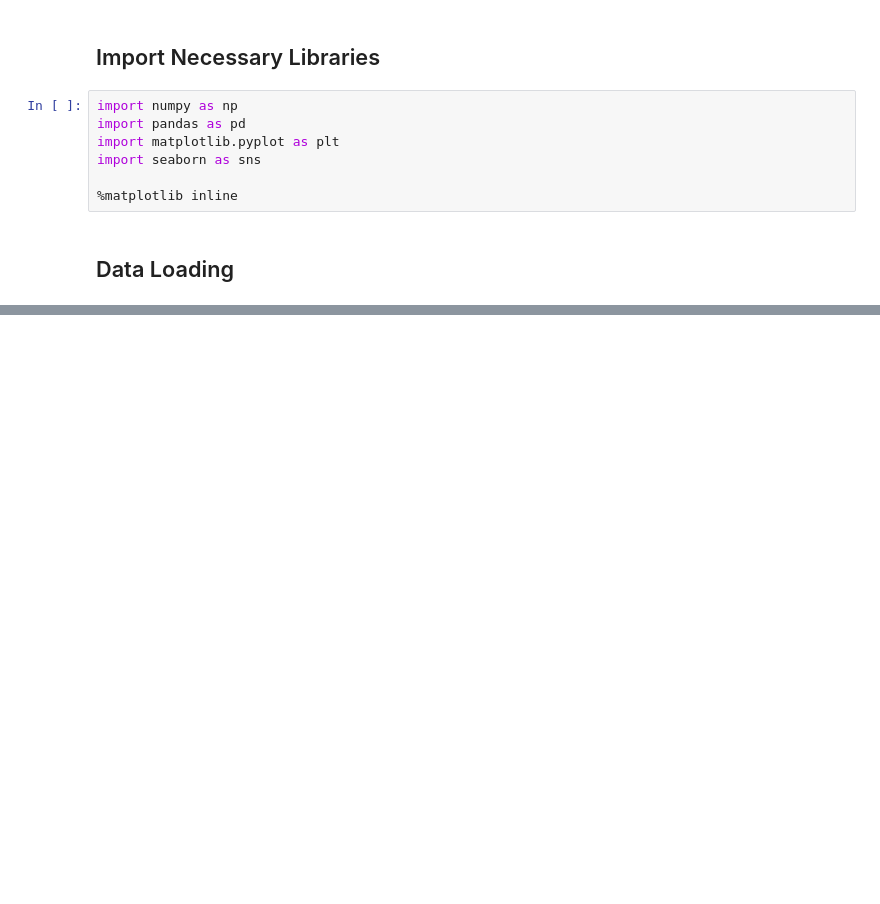
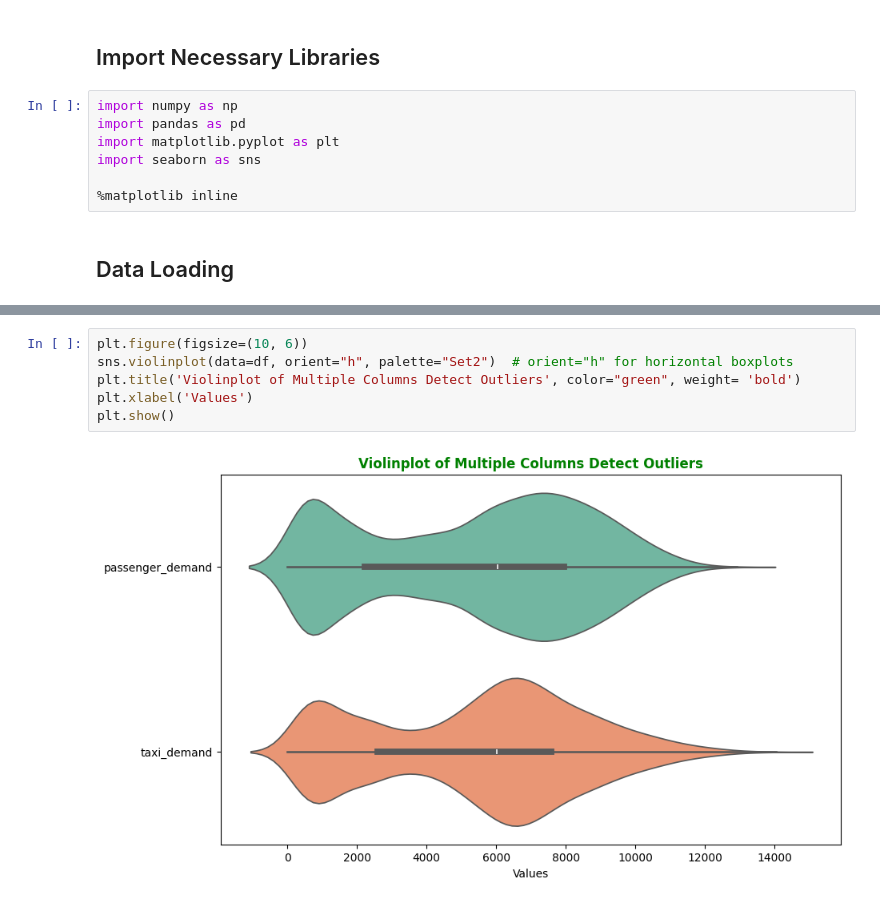
Before and after one commit to Rasel1435/yellow-taxi-demand-analysis, a Jupyter notebook: 1_Data_Preprocess/b_cleaning.ipynb, the cells around one changed output, grey strips where cells are left out. Cells and saved outputs as stored; diff of their text form; blank space fills up the shorter version.

```diff
--- a/1_Data_Preprocess/b_cleaning.ipynb
+++ b/1_Data_Preprocess/b_cleaning.ipynb
@@ -21,0 +216,8 @@ df.head()
+# %%
+plt.figure(figsize=(10, 6))
+sns.violinplot(data=df, orient="h", palette="Set2")  # orient="h" for horizontal boxplots
+plt.title('Violinplot of Multiple Columns Detect Outliers', color="green", weight= 'bold')
+plt.xlabel('Values')
+plt.show()
+# %% [output]
+[figure, added]
```
Also changed, not shown: parts of 40 cells of this notebook.
